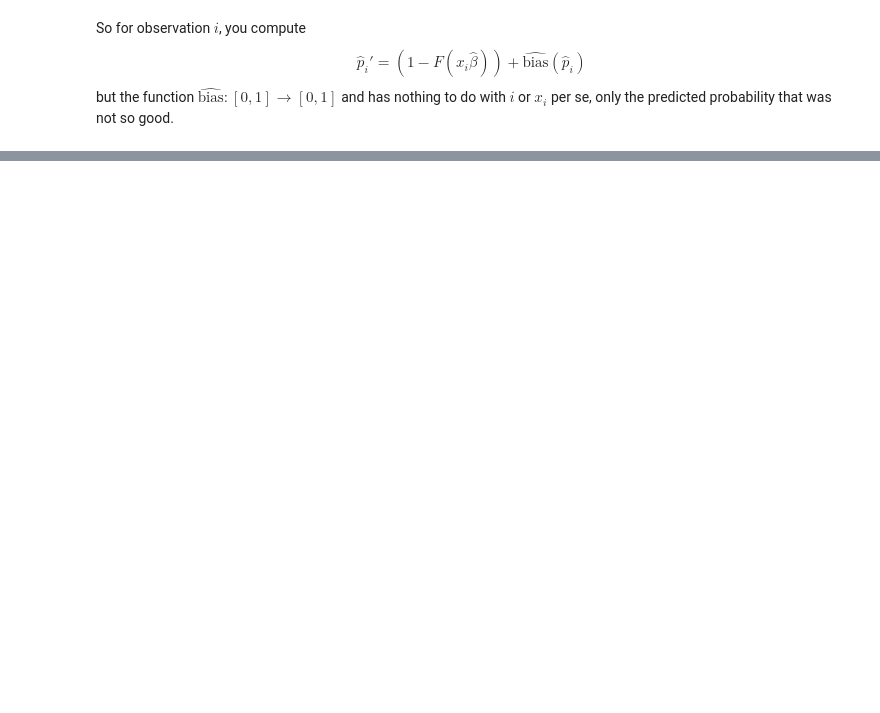
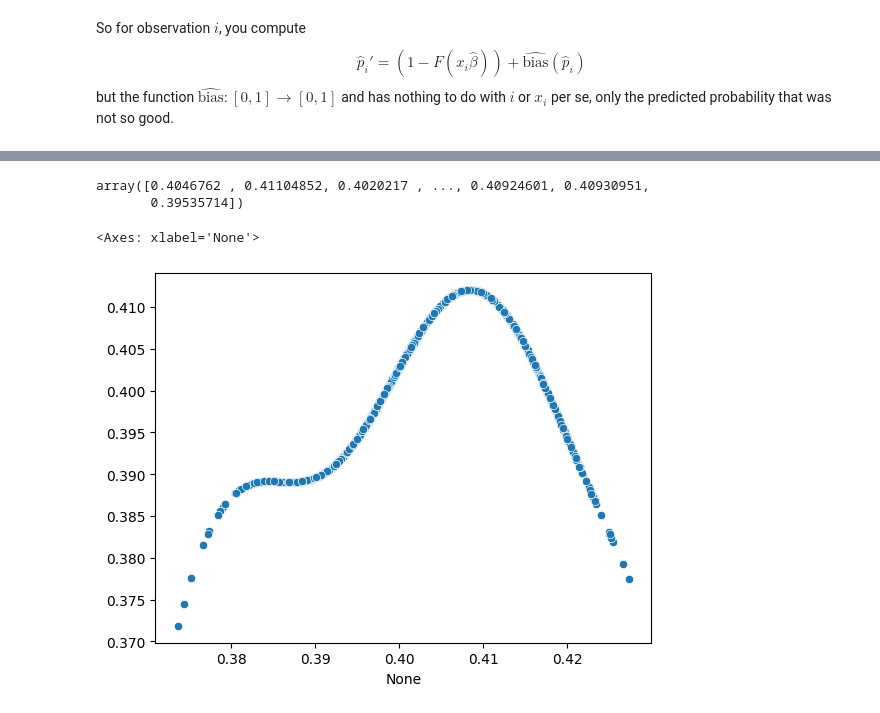
Before and after one commit to trobjohn/clbrn, a Jupyter notebook: _d.ipynb, the cells around one changed output, grey strips where cells are left out. Saved outputs shown, nothing was run; the diff lists cells and outputs as text; code cells hidden in the pictures; blank space fills up the shorter version.

Commit message:
add kernel object

```diff
--- a/_d.ipynb
+++ b/_d.ipynb
@@ -442,0 +450,29 @@ ValueError: All arrays must be of the same length
+# %%
+h  = .125
+h_inv = 1/h
+D = np.exp( - np.abs( np.outer( p_ovb - d, d-p_ovb) )/(2*h**2) )
+
+
+
+K = h_inv / len(p_ovb)
+# %%
+class kde():
+    def __init__(self,x,y):
+        self.x = x
+        self.y = y
+        self.z = x
+        self.n = len(y)
+        self.d = np.power(np.tile(x,[len(z),1]) - np.tile(z,[len(z),1]).T,2)
+        self.K = None
+        self.y_hat = None
+
+    def kernel(self,h):
+        self.K = np.exp( -self.d/(2 * h**2))/h
+
+    def est(self, h):
+        self.kernel(h)
+        num = self.K@self.y
+        den = self.K@np.ones(len(self.y))
+        self.y_hat = num/den
+# %%
+yep = kde(p_ovb,d)
@@ -442,0 +483,10 @@ ValueError: All arrays must be of the same length
+# %%
+yep.y_hat
+# %% [output]
+array([0.4046762 , 0.41104852, 0.4020217 , ..., 0.40924601, 0.40930951,
+       0.39535714])
+# %%
+sns.scatterplot(x=p_ovb,y=yep.y_hat)
+# %% [output]
+<Axes: xlabel='None'>
+[figure, added]
```
Also changed, not shown: parts of 15 cells of this notebook, 6 other files.
